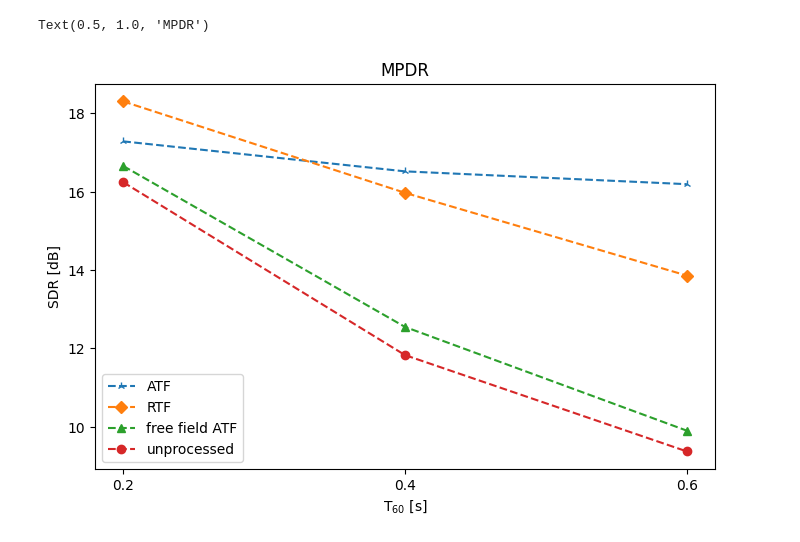
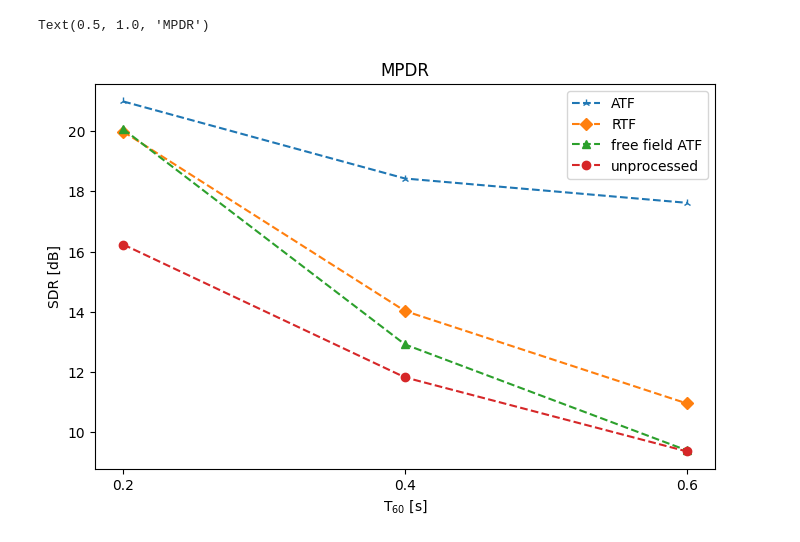
Before and after one commit to anchiyuan/CTF, a Jupyter notebook: evaluation_MPDR.ipynb, the cells around one changed output. Drawn from its saved outputs; the diff is of its cells as text; code cells hidden in the pictures.

```diff
--- a/evaluation_MPDR.ipynb
+++ b/evaluation_MPDR.ipynb
@@ -74,17 +74,17 @@ Text(0.5, 1.0, 'MPDR')
 # %%
 # plot SDR vs T60
 fig3 = plt.figure(figsize=(8, 5))
 ax3 = fig3.add_subplot()
-ax3.plot(reverberation_time, sdr_soucre_MPDR_ATF+13, linestyle='--', marker='2')
-ax3.plot(reverberation_time, sdr_soucre_MPDR_RTF+5, linestyle='--', marker='D')
-ax3.plot(reverberation_time, sdr_soucre_MPDR_freefield_ATF+15, linestyle='--', marker='^')
+ax3.plot(reverberation_time, sdr_soucre_MPDR_ATF, linestyle='--', marker='2')
+ax3.plot(reverberation_time, sdr_soucre_MPDR_RTF, linestyle='--', marker='D')
+ax3.plot(reverberation_time, sdr_soucre_MPDR_freefield_ATF, linestyle='--', marker='^')
 ax3.plot(reverberation_time, sdr_y_noisy, linestyle='--', marker='o')
 ax3.grid(False)
 ax3.set_xticks(reverberation_time_list)
 ax3.set_xlabel('T$_{60}$ [s]')
 ax3.set_ylabel('SDR [dB]')
 ax3.legend(['ATF', 'RTF', 'free field ATF', 'unprocessed'])
 ax3.set_title('MPDR')
 # %% [output]
 Text(0.5, 1.0, 'MPDR')
-[figure, old version]
+[figure, new version]
```
Also changed, not shown: parts of 1 cell of this notebook, 29 other files.
